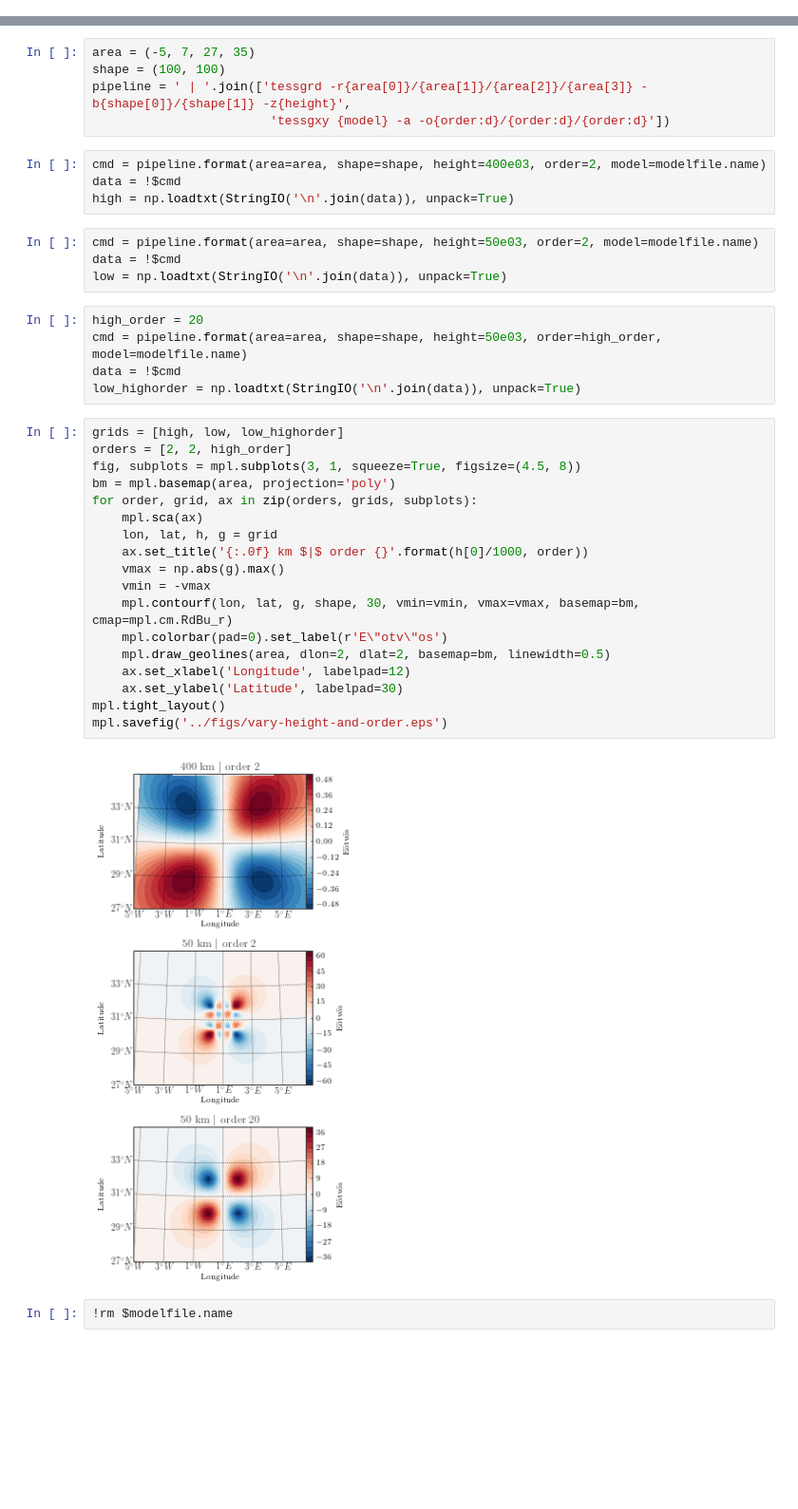
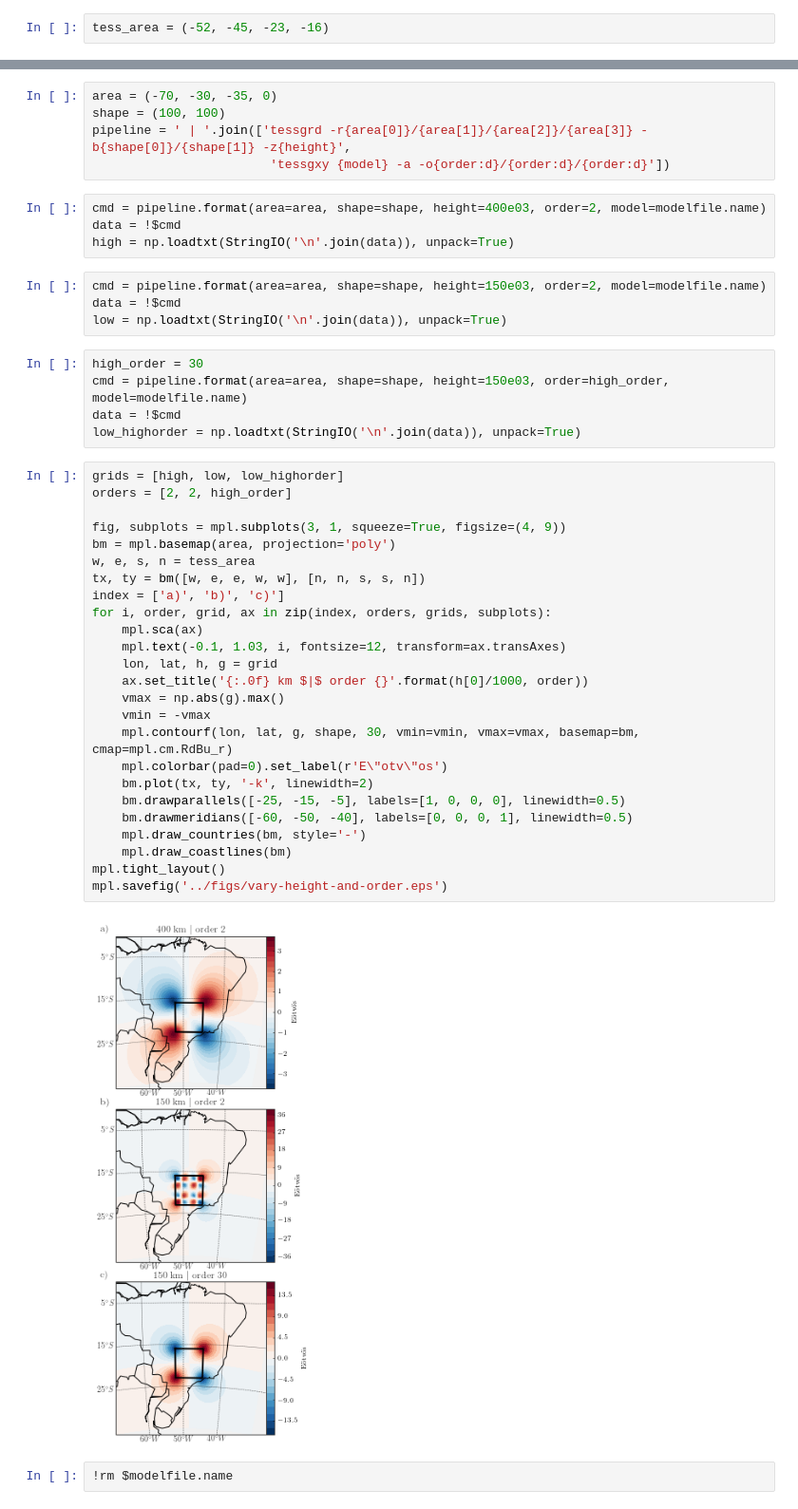
Before and after one commit to pinga-lab/paper-tesseroids, a Jupyter notebook: notebooks/methods_figures.ipynb, the cells around one changed output, grey strips where cells are left out. Shown at 95% size. Cells and saved outputs as stored; diff of their text form; blank space fills up the shorter version.

Commit message:
Better figures for low order fail example

```diff
--- a/notebooks/methods_figures.ipynb
+++ b/notebooks/methods_figures.ipynb
@@ -46,3 +43,5 @@ tess_area = (0, 2, 30, 32)
+# %%
+tess_area = (-52, -45, -23, -16)
 # %%
 modelfile = NamedTemporaryFile(delete=False)
 modelfile.write('{} {} {} {} 0 -20000 2670'.format(*tess_area))
@@ -53,5 +52,5 @@ print(modelfile.name)
 # %%
-area = (-5, 7, 27, 35)
+area = (-70, -30, -35, 0)
 shape = (100, 100)
 pipeline = ' | '.join(['tessgrd -r{area[0]}/{area[1]}/{area[2]}/{area[3]} -b{shape[0]}/{shape[1]} -z{height}',
                         'tessgxy {model} -a -o{order:d}/{order:d}/{order:d}'])
@@ -60,34 +59,41 @@ cmd = pipeline.format(area=area, shape=shape, height=400e03, order=2, model=mode
 data = !$cmd
 high = np.loadtxt(StringIO('\n'.join(data)), unpack=True)
 # %%
-cmd = pipeline.format(area=area, shape=shape, height=50e03, order=2, model=modelfile.name)
+cmd = pipeline.format(area=area, shape=shape, height=150e03, order=2, model=modelfile.name)
 data = !$cmd
 low = np.loadtxt(StringIO('\n'.join(data)), unpack=True)
 # %%
-high_order = 20
-cmd = pipeline.format(area=area, shape=shape, height=50e03, order=high_order, model=modelfile.name)
+high_order = 30
+cmd = pipeline.format(area=area, shape=shape, height=150e03, order=high_order, model=modelfile.name)
 data = !$cmd
 low_highorder = np.loadtxt(StringIO('\n'.join(data)), unpack=True)
 # %%
 grids = [high, low, low_highorder]
 orders = [2, 2, high_order]
-fig, subplots = mpl.subplots(3, 1, squeeze=True, figsize=(4.5, 8))
+
+fig, subplots = mpl.subplots(3, 1, squeeze=True, figsize=(4, 9))
 bm = mpl.basemap(area, projection='poly')
-for order, grid, ax in zip(orders, grids, subplots):
+w, e, s, n = tess_area
+tx, ty = bm([w, e, e, w, w], [n, n, s, s, n])
+index = ['a)', 'b)', 'c)']
+for i, order, grid, ax in zip(index, orders, grids, subplots):
     mpl.sca(ax)
+    mpl.text(-0.1, 1.03, i, fontsize=12, transform=ax.transAxes)
     lon, lat, h, g = grid
     ax.set_title('{:.0f} km $|$ order {}'.format(h[0]/1000, order))
     vmax = np.abs(g).max()
     vmin = -vmax
     mpl.contourf(lon, lat, g, shape, 30, vmin=vmin, vmax=vmax, basemap=bm, cmap=mpl.cm.RdBu_r)
     mpl.colorbar(pad=0).set_label(r'E\"otv\"os')
-    mpl.draw_geolines(area, dlon=2, dlat=2, basemap=bm, linewidth=0.5)
-    ax.set_xlabel('Longitude', labelpad=12)
-    ax.set_ylabel('Latitude', labelpad=30)
+    bm.plot(tx, ty, '-k', linewidth=2)
+    bm.drawparallels([-25, -15, -5], labels=[1, 0, 0, 0], linewidth=0.5)
+    bm.drawmeridians([-60, -50, -40], labels=[0, 0, 0, 1], linewidth=0.5)
+    mpl.draw_countries(bm, style='-')
+    mpl.draw_coastlines(bm)
 mpl.tight_layout()
 mpl.savefig('../figs/vary-height-and-order.eps')
 # %% [output]
-[figure, old version]
+[figure, new version]
 # %%
 !rm $modelfile.name
 # %% [markdown]
```
Also changed, not shown: parts of 5 cells of this notebook, 1 other file.
